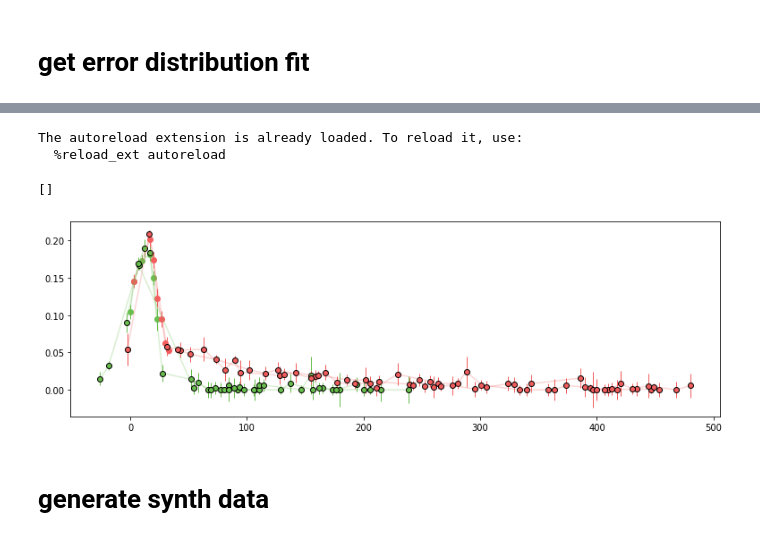
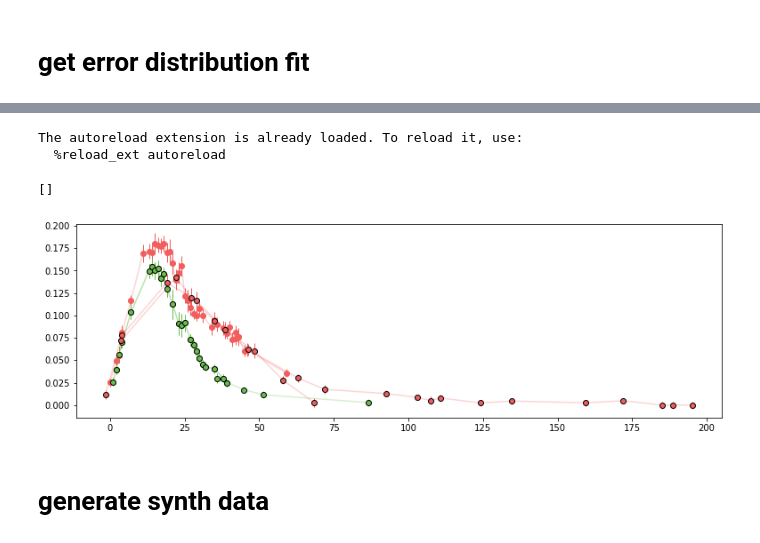
Before and after one commit to oscarpimentel/astro-lightcurves-handler, a Jupyter notebook: experiments/notebooks/create_parametric_model_dataset.ipynb, the cells around one changed output, grey strips where cells are left out. Saved outputs shown, nothing was run; the diff lists cells and outputs as text; code cells hidden in the pictures.

```diff
--- a/experiments/notebooks/create_parametric_model_dataset.ipynb
+++ b/experiments/notebooks/create_parametric_model_dataset.ipynb
@@ -104,34 +90,0 @@ distr_name: gamma - band: r - samples: 13,247 - params: (3.4521586941315774, 0.0
-# %%
-%load_ext autoreload
-%autoreload 2
-from lchandler.synthetic.distr_fitting import CurveLengthSampler
-import matplotlib.pyplot as plt
-import flamingchoripan.cuteplots.plots as cplots
-
-set_name = 'train'
-#fit_results = get_len_distribution_fits(lcdataset, set_name, distr_names)
-#plot_len_fit_results(lcdataset, set_name, fit_results)
-band_names = lcdataset[set_name].band_names
-length_sampler_bdict = {b:CurveLengthSampler(lcdataset, set_name, b) for b in band_names}
-
-fig, axs = plt.subplots(1, len(lcdataset[set_name].band_names), figsize=(14,4))
-for kb,b in enumerate(lcdataset[set_name].band_names):
-    length_sampler = length_sampler_bdict[b]
-    #print(len_sampler.sample(10))
-    to_plot = {
-        'a':length_sampler.lengths,
-        'b':length_sampler.sample(1e4),
-              }
-    plot_kwargs = {
-        'fig':fig,
-        'ax':axs[kb],
-        'title':'$\{L_i\}_i^N$',
-        'xlabel':'$L_i$ values',
-        'bins':len(length_sampler.pdf),
-        'uses_density':1,
-        'return_legend_patches':1,
-        'label_samples':0,
-        'histtype':'stepfilled',
-        'alpha':0.8,
-    }
-    cplots.plot_hist_bins(to_plot, **plot_kwargs)
@@ -142,29 +91,29 @@ The autoreload extension is already loaded. To reload it, use:
 # %%
 %load_ext autoreload
 %autoreload 2
 from lchandler.synthetic.synthetic_curve_generators import FakeSNeGeneratorCF
 from lchandler.plots.lc import plot_lightcurve
 import matplotlib.pyplot as plt
 
 lcobj = lcdataset['raw'].get_random_lcobj(return_key=0)
 band_names = lcdataset['raw'].band_names
-aa = FakeSNeGeneratorCF(lcobj, band_names, obse_sampler, len_sampler)
+aa = FakeSNeGeneratorCF(lcobj, band_names, obse_sampler_bdict, length_sampler_bdict)
 new_lcobjs = aa.sample_curves(2)
 
 fig, ax = plt.subplots(1,1,figsize=(13,4))
 for b in band_names:
     plot_lightcurve(ax, lcobj, b)
 
 for b in band_names:
     for new_lcobj in new_lcobjs:
         plot_lightcurve(ax, new_lcobj, b, is_synthetic=1)
 
 plt.plot()
 # %% [output]
 The autoreload extension is already loaded. To reload it, use:
   %reload_ext autoreload
 []
-[figure, old version]
+[figure, new version]
 # %% [markdown]
 # generate synth data
 # %%
```
Also changed, not shown: parts of 3 cells of this notebook, 3 other files.
